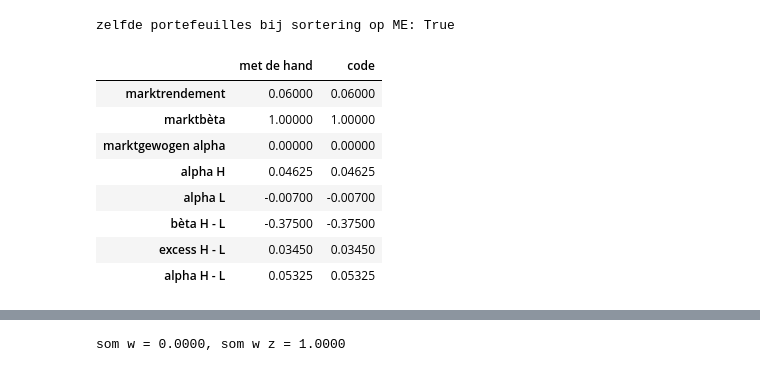
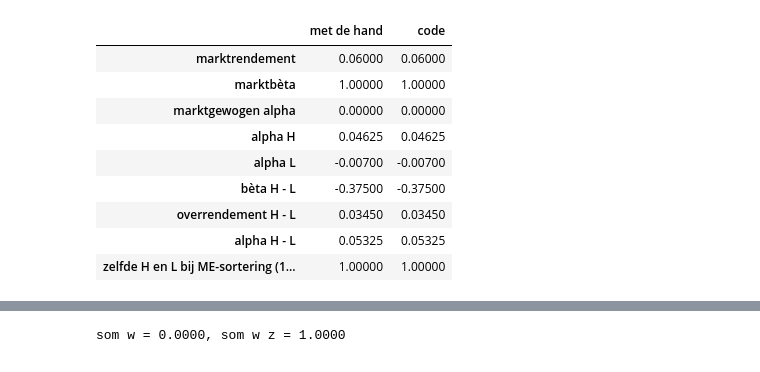
Before and after one commit to MaartenN14/history-asset-pricing, a Jupyter notebook: lectures/03_16_vroege_anomalieen.ipynb, the cells around one changed output, grey strips where cells are left out. Saved outputs shown, nothing was run; the diff lists cells and outputs as text; code cells hidden in the pictures.

```diff
--- a/lectures/03_16_vroege_anomalieen.ipynb
+++ b/lectures/03_16_vroege_anomalieen.ipynb
@@ -168,39 +170,39 @@ toy = pd.DataFrame(
      "ME": [500.0, 250.0, 125.0, 75.0, 50.0],
      "r": [0.050, 0.061, 0.070, 0.080, 0.100]},
     index=list("ABCDE"),
 )
 rf_toy = 0.01
 weights = toy["ME"] / toy["ME"].sum()
 r_market = weights @ toy["r"]
 toy["alpha"] = toy["r"] - rf_toy - toy["beta"] * (r_market - rf_toy)
 
 def toy_portfolio(stocks):
     """Equal-weighted beta, excess return, CAPM prediction and alpha."""
     g = toy.loc[stocks]
     beta, excess = g["beta"].mean(), g["r"].mean() - rf_toy
-    return pd.Series({"bèta": beta, "excess": excess,
+    return pd.Series({"bèta": beta, "overrendement": excess,
                       "CAPM": beta * (r_market - rf_toy), "alpha": g["alpha"].mean()})
 
 high_ep, low_ep = toy.nlargest(2, "E/P").index, toy.nsmallest(2, "E/P").index
 sorted_toy = pd.DataFrame({"H": toy_portfolio(high_ep), "L": toy_portfolio(low_ep)}).T
 sorted_toy.loc["H - L"] = sorted_toy.loc["H"] - sorted_toy.loc["L"]
-print("zelfde portefeuilles bij sortering op ME:", set(toy.nsmallest(2, "ME").index) == set(high_ep))
+same_as_me = float(set(toy.nsmallest(2, "ME").index) == set(high_ep))      # 1 = yes
 pd.DataFrame(
-    {"met de hand": [0.06, 1.0, 0.0, 0.04625, -0.007, -0.375, 0.0345, 0.05325],
+    {"met de hand": [0.06, 1.0, 0.0, 0.04625, -0.007, -0.375, 0.0345, 0.05325, 1.0],
      "code": [r_market, weights @ toy["beta"], weights @ toy["alpha"], *sorted_toy["alpha"].iloc[:2],
-              *sorted_toy.loc["H - L", ["bèta", "excess", "alpha"]]]},
+              *sorted_toy.loc["H - L", ["bèta", "overrendement", "alpha"]], same_as_me]},
     index=["marktrendement", "marktbèta", "marktgewogen alpha", "alpha H", "alpha L",
-           "bèta H - L", "excess H - L", "alpha H - L"],
+           "bèta H - L", "overrendement H - L", "alpha H - L", "zelfde H en L bij ME-sortering (1 = ja)"],
 ).round(5)
 # %% [output]
-zelfde portefeuilles bij sortering op ME: True
 |  | met de hand | code |
 | marktrendement | 0.06000 | 0.06000 |
 | marktbèta | 1.00000 | 1.00000 |
 | marktgewogen alpha | 0.00000 | 0.00000 |
 | alpha H | 0.04625 | 0.04625 |
 | alpha L | -0.00700 | -0.00700 |
 | bèta H - L | -0.37500 | -0.37500 |
-| excess H - L | 0.03450 | 0.03450 |
+| overrendement H - L | 0.03450 | 0.03450 |
 | alpha H - L | 0.05325 | 0.05325 |
+| zelfde H en L bij ME-sortering (1... | 1.00000 | 1.00000 |
 # %% [markdown]
```
Also changed, not shown: parts of 17 cells of this notebook, 4 other files.
